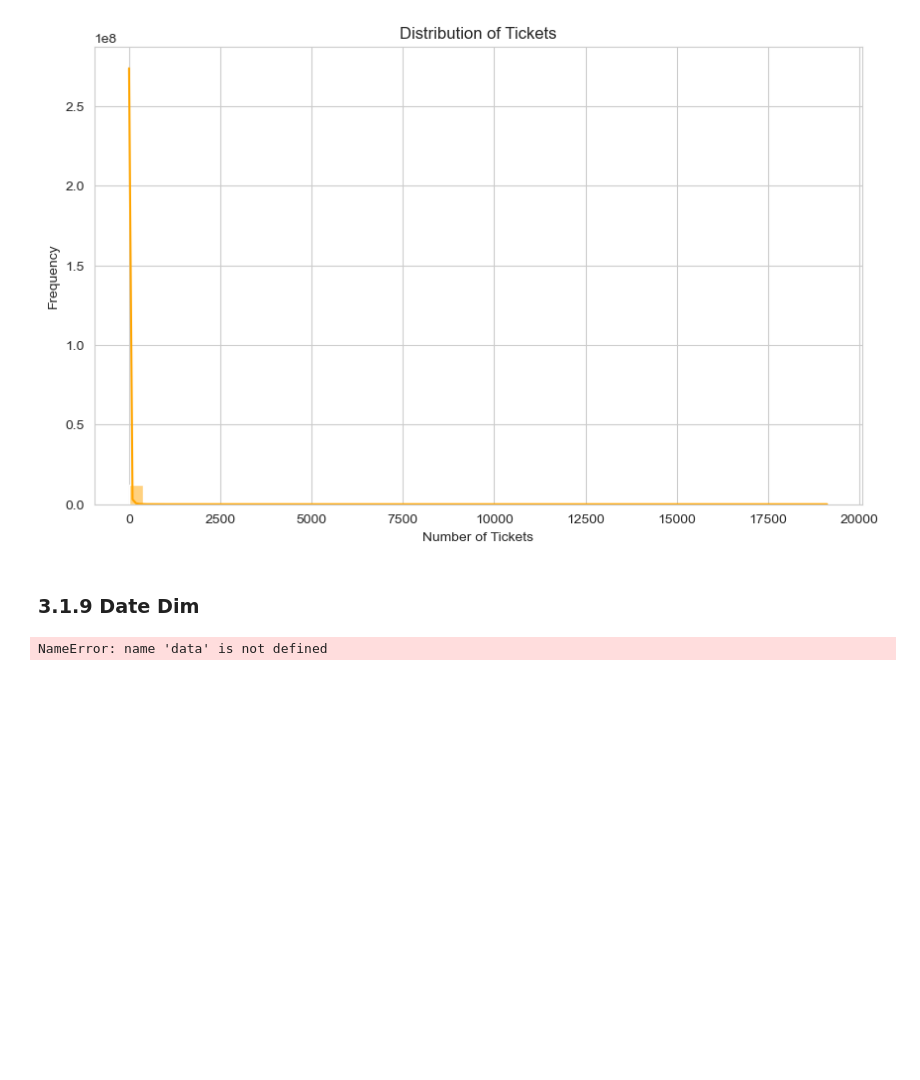
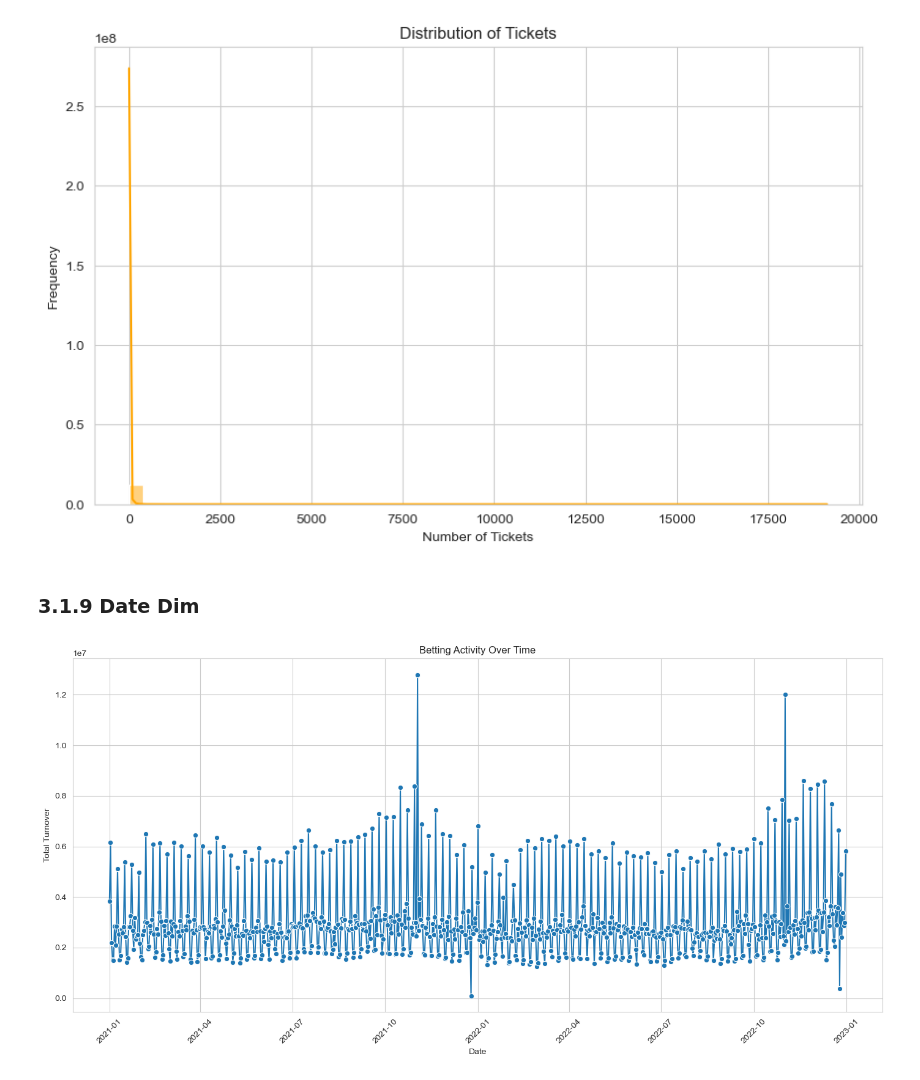
Before and after one commit to ThanhVo15/Competition, a Jupyter notebook: Code/TAB_Betting_Data.ipynb, the cells around one changed output. Drawn from its saved outputs; the diff is of its cells as text; code cells hidden in the pictures; blank space fills up the shorter version.

```diff
--- a/Code/TAB_Betting_Data.ipynb
+++ b/Code/TAB_Betting_Data.ipynb
@@ -334,19 +334,19 @@ plt.show()
 ### 3.1.9 Date Dim
 # %%
 # Convert DATE_DIM to datetime for proper trend analysis
-df['DATE_DIM'] = pd.to_datetime(data['DATE_DIM'])
+df['DATE_DIM'] = pd.to_datetime(df['DATE_DIM'])
 
 # Aggregate data by DATE_DIM to get total turnover per day
 daily_turnover = df.groupby('DATE_DIM')['TOTAL_TURNOVER'].sum().reset_index()
 
 # Plotting the trend of Total Turnover over time
 plt.figure(figsize=(14, 7))
 sns.lineplot(x='DATE_DIM', y='TOTAL_TURNOVER', data=daily_turnover, marker='o')
 plt.title('Betting Activity Over Time')
 plt.xlabel('Date')
 plt.ylabel('Total Turnover')
 plt.xticks(rotation=45)
 plt.tight_layout()
 plt.show()
 # %% [output]
-NameError: name 'data' is not defined
+[figure, added]
```
